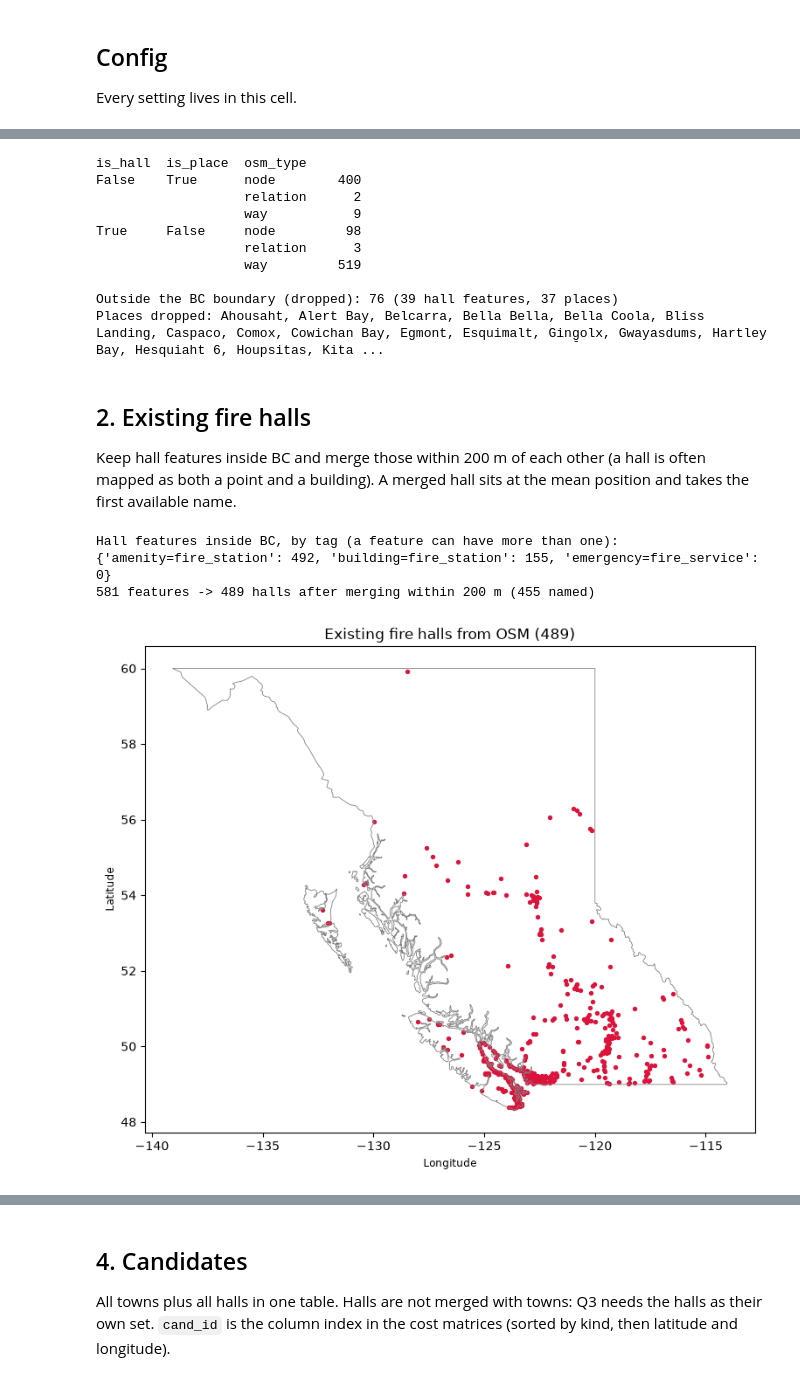
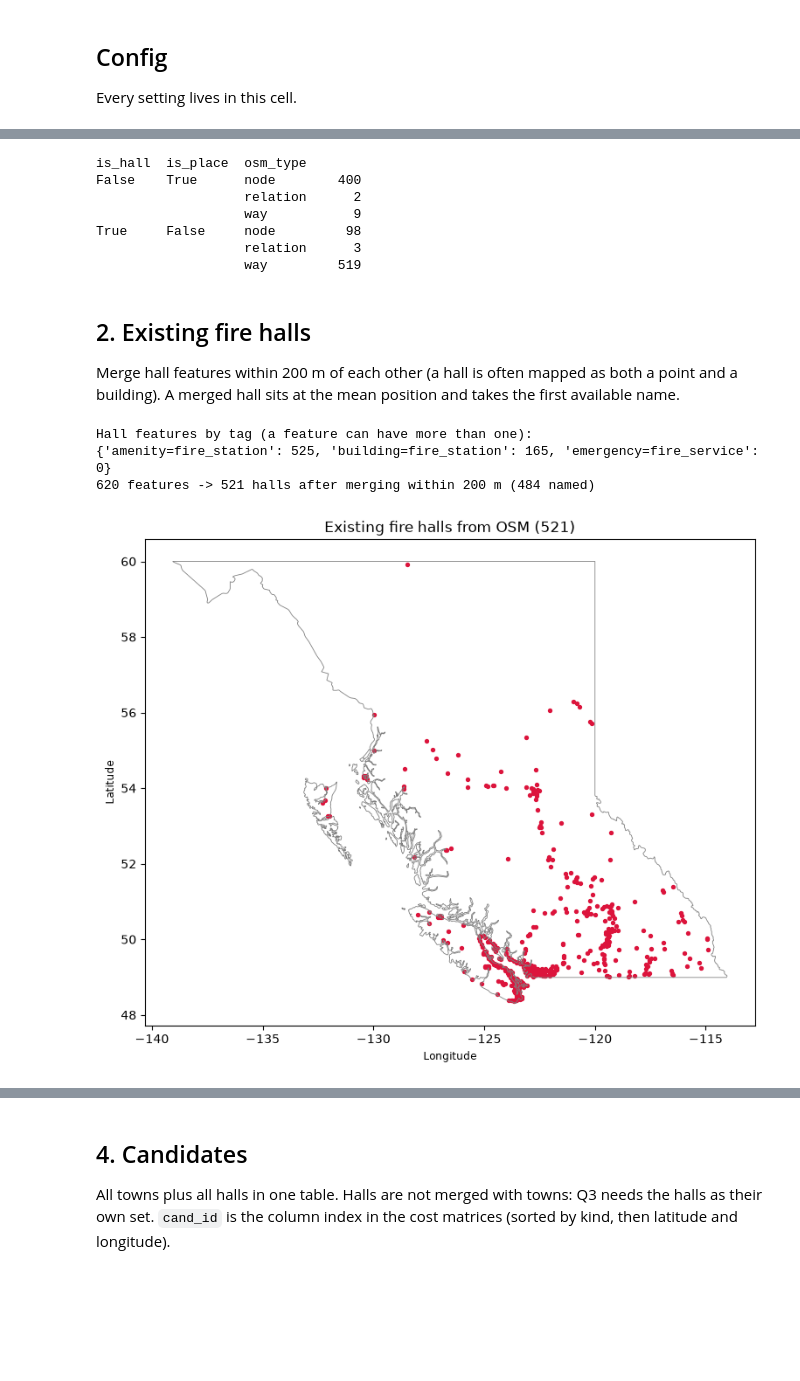
Before and after one commit to ChaitanyaMittal27/ember-command, a Jupyter notebook: notebooks/04_candidates_costs.ipynb, the cells around one changed output, grey strips where cells are left out. Saved outputs shown, nothing was run; the diff lists cells and outputs as text; code cells hidden in the pictures; blank space fills up the shorter version.

```diff
--- a/notebooks/04_candidates_costs.ipynb
+++ b/notebooks/04_candidates_costs.ipynb
@@ -126,18 +135,10 @@ features = pd.DataFrame(rows).sort_values(["osm_type", "osm_id"]).reset_index(dr
 if features[["lat", "lon"]].isna().any().any():
     raise ValueError("Some OSM features have no coordinate.")
 features["x"], features["y"] = to_albers.transform(features["lon"].to_numpy(), features["lat"].to_numpy())
-features["in_bc"] = gpd.GeoSeries(gpd.points_from_xy(features["lon"], features["lat"]),
-                                  crs="EPSG:4326").within(bc_shape).to_numpy()
 features["is_hall"] = ((features["amenity"] == "fire_station") | (features["building"] == "fire_station")
                        | (features["emergency"] == "fire_service"))
 features["is_place"] = features["place"].isin(list(PLACE_RANK))
 print(features.groupby(["is_hall", "is_place", "osm_type"]).size().rename("features").to_string())
-print(f"\nOutside the BC boundary (dropped): {(~features['in_bc']).sum()} "
-      f"({(features['is_hall'] & ~features['in_bc']).sum()} hall features, "
-      f"{(features['is_place'] & ~features['in_bc']).sum()} places)")
-outside_places = features[features["is_place"] & ~features["in_bc"]]
-if len(outside_places):
-    print("Places dropped:", ", ".join(sorted(outside_places["name"].fillna("(unnamed)"))))
 
 
 def merge_groups(frame, radius_m):
@@ -154,35 +155,32 @@ False    True      node        400
 True     False     node         98
                    relation      3
                    way         519
-
-Outside the BC boundary (dropped): 76 (39 hall features, 37 places)
-Places dropped: Ahousaht, Alert Bay, Belcarra, Bella Bella, Bella Coola, Bliss Landing, Caspaco, Comox, Cowichan Bay, Egmont, Esquimalt, Ging̱olx, Gwayasdums, Hartley Bay, Hesquiaht 6, Houpsitas, Kita ...
 # %% [markdown]
 ## 2. Existing fire halls
-Keep hall features inside BC and merge those within 200 m of each other (a hall is often mapped as both a
+Merge hall features within 200 m of each other (a hall is often mapped as both a
 point and a building). A merged hall sits at the mean position and takes the first available name.
 # %%
-hall_features = features[features["is_hall"] & features["in_bc"]].copy()
-print("Hall features inside BC, by tag (a feature can have more than one):")
+hall_features = features[features["is_hall"]].copy()
+print("Hall features by tag (a feature can have more than one):")
 print({"amenity=fire_station": int((hall_features["amenity"] == "fire_station").sum()),
        "building=fire_station": int((hall_features["building"] == "fire_station").sum()),
        "emergency=fire_service": int((hall_features["emergency"] == "fire_service").sum())})
 hall_features["group"] = merge_groups(hall_features, HALL_MERGE_M)
 halls = (hall_features.groupby("group")
          .agg(name=("name", "first"), lat=("lat", "mean"), lon=("lon", "mean"), features=("osm_id", "size"))
          .reset_index(drop=True))  # "first" skips missing names
 print(f"{len(hall_features)} features -> {len(halls)} halls after merging within {HALL_MERGE_M} m "
       f"({halls['name'].notna().sum()} named)")
 
 fig, ax = plt.subplots(figsize=(9, 8))
 bc.boundary.plot(ax=ax, color="grey", linewidth=0.6)
 ax.scatter(halls["lon"], halls["lat"], s=8, color="crimson")
 ax.set(title=f"Existing fire halls from OSM ({len(halls)})", xlabel="Longitude", ylabel="Latitude")
 plt.show()
 # %% [output]
-Hall features inside BC, by tag (a feature can have more than one):
-{'amenity=fire_station': 492, 'building=fire_station': 155, 'emergency=fire_service': 0}
-581 features -> 489 halls after merging within 200 m (455 named)
+Hall features by tag (a feature can have more than one):
+{'amenity=fire_station': 525, 'building=fire_station': 165, 'emergency=fire_service': 0}
+620 features -> 521 halls after merging within 200 m (484 named)
-[figure, old version]
+[figure, new version]
 # %% [markdown]
 ## 3. Towns
```
Also changed, not shown: parts of 16 cells of this notebook.
